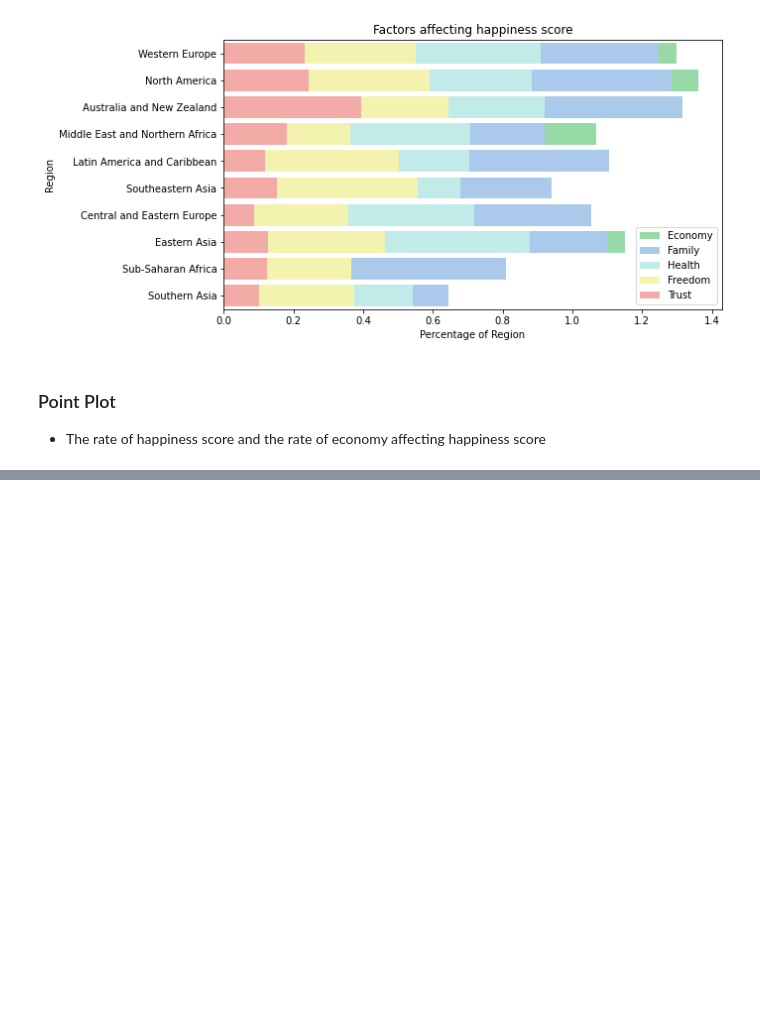
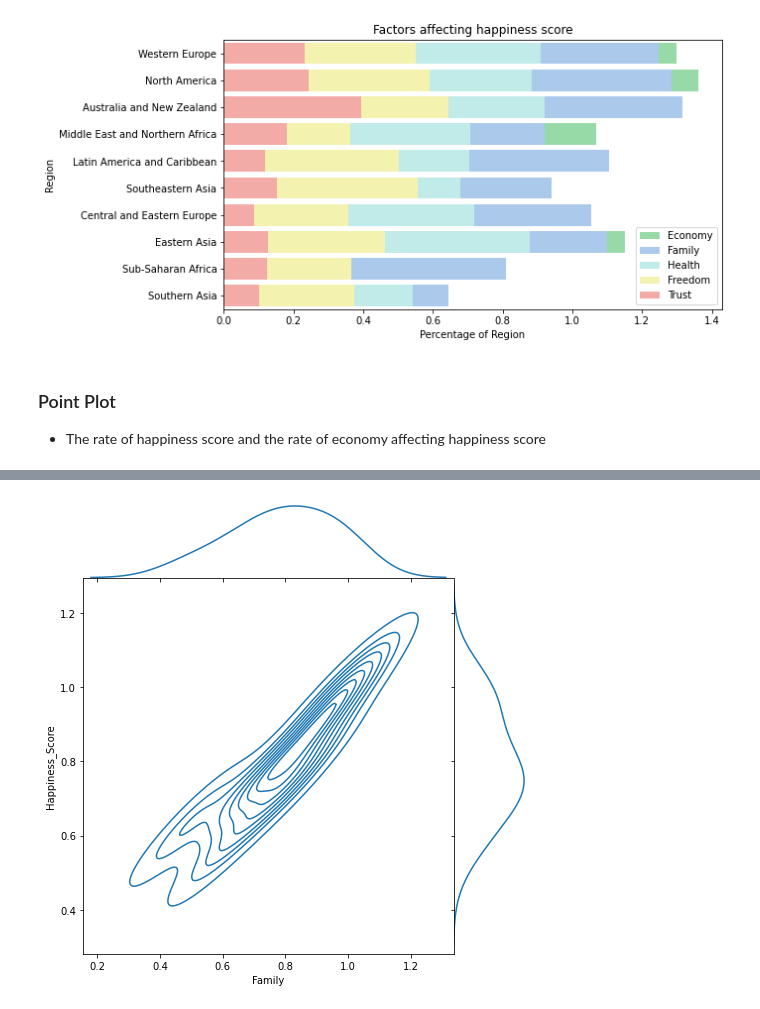
Before and after one commit to ApurbaKumarMajumder/Machine-Learning, a Jupyter notebook: Models/World_Happiness_Report_Data_Compilation.ipynb, the cells around one changed output, grey strips where cells are left out. Saved outputs shown, nothing was run; the diff lists cells and outputs as text; code cells hidden in the pictures; blank space fills up the shorter version.

Commit message:
Joint plot

```diff
--- a/Models/World_Happiness_Report_Data_Compilation.ipynb
+++ b/Models/World_Happiness_Report_Data_Compilation.ipynb
@@ -251,0 +259,11 @@ plt.show()
+# %%
+dataframe = pd.pivot_table(data_2015, index = 'Region', values = ["Happiness_Score", "Family"])
+
+# to normalize
+dataframe["Happiness_Score"] = dataframe["Happiness_Score"]/max(dataframe["Happiness_Score"])
+dataframe["Family"] = dataframe["Family"]/max(dataframe["Family"])
+sns.jointplot(dataframe.Family, dataframe.Happiness_Score, kind = "kde", height = 7, space = 0)
+plt.savefig('graph.png')
+plt.show()
+# %% [output]
+[figure, added]
```
Also changed, not shown: parts of 2 cells of this notebook, 1 other file.
